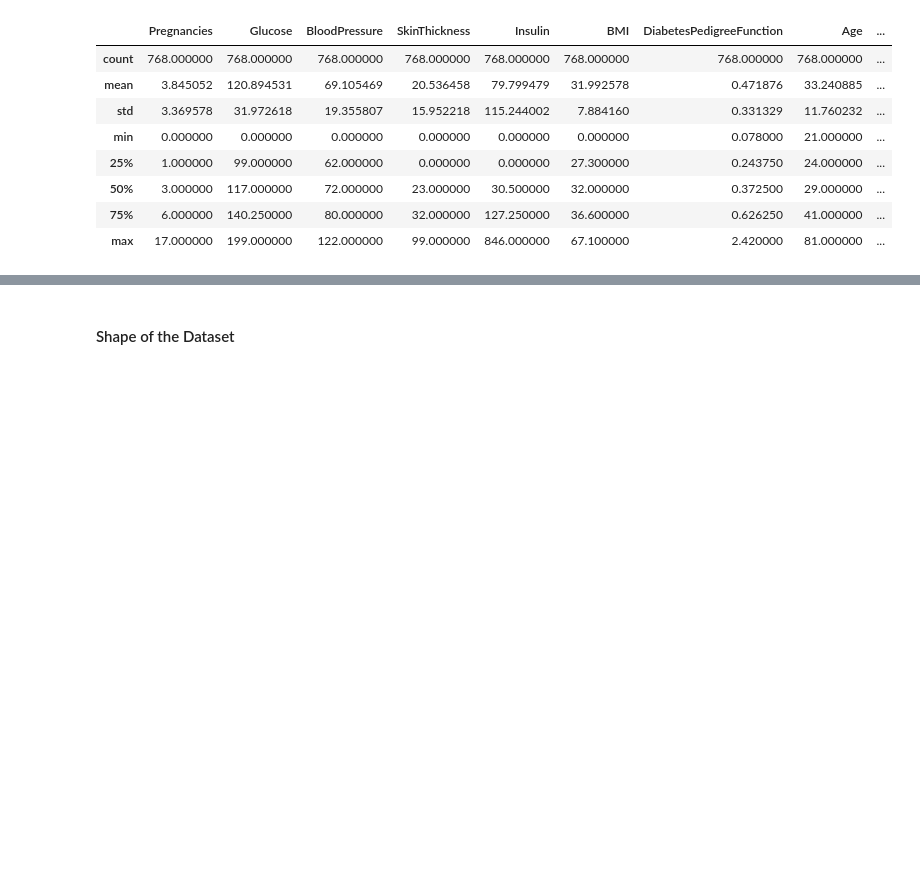
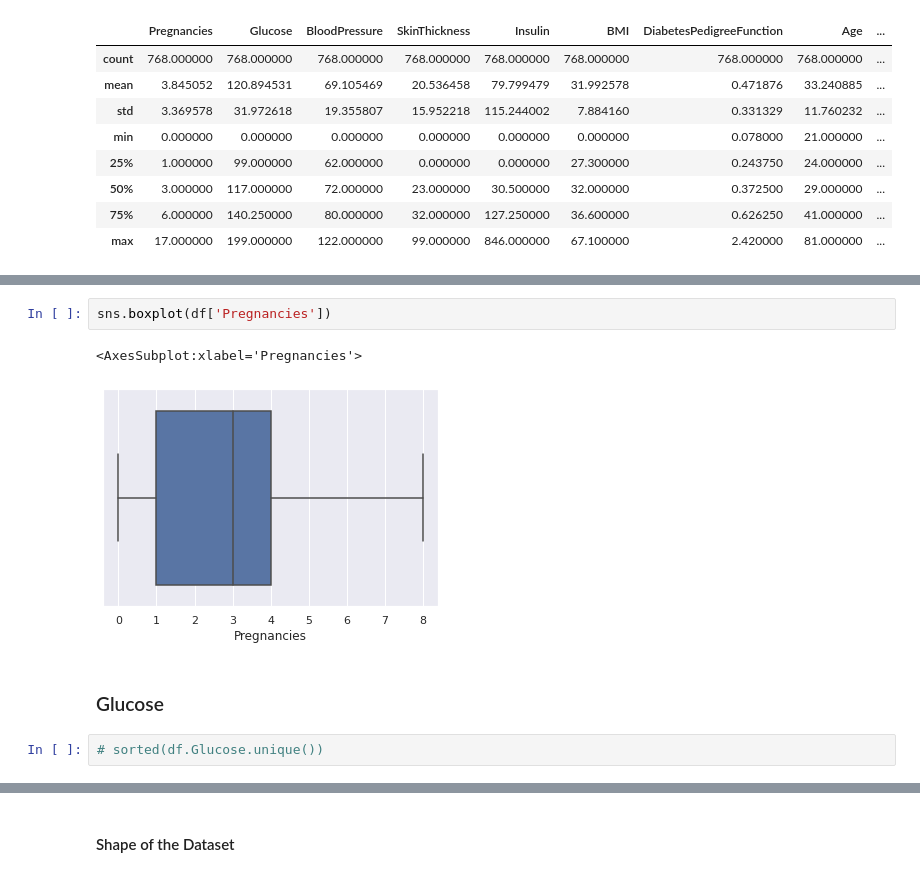
Before and after one commit to SK-ASIF-ALI/ML-DS-projects, a Jupyter notebook: pima-indian-diabetes-predictor/pima-indian-diabetes-predictor.ipynb, the cells around one changed output, grey strips where cells are left out. Cells and saved outputs as stored; diff of their text form; blank space fills up the shorter version.

```diff
--- a/pima-indian-diabetes-predictor/pima-indian-diabetes-predictor.ipynb
+++ b/pima-indian-diabetes-predictor/pima-indian-diabetes-predictor.ipynb
@@ -35,0 +190,9 @@ df.describe()
+# %%
+sns.boxplot(df['Pregnancies'])
+# %% [output]
+<AxesSubplot:xlabel='Pregnancies'>
+[figure, added]
+# %% [markdown]
+### Glucose
+# %%
+# sorted(df.Glucose.unique())
```
Also changed, not shown: parts of 134 cells of this notebook.
